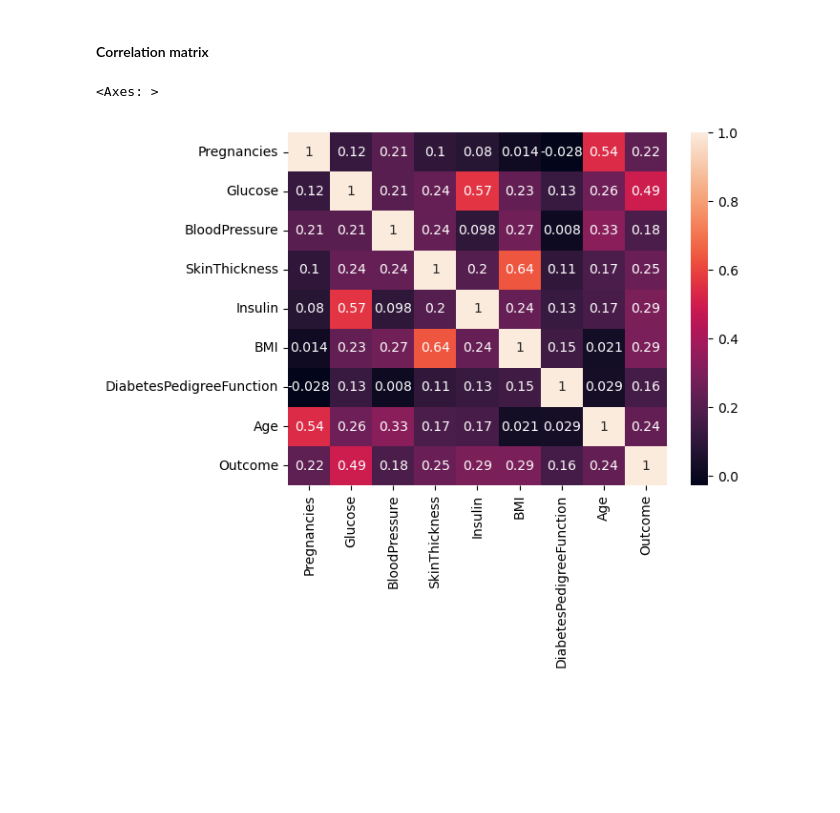
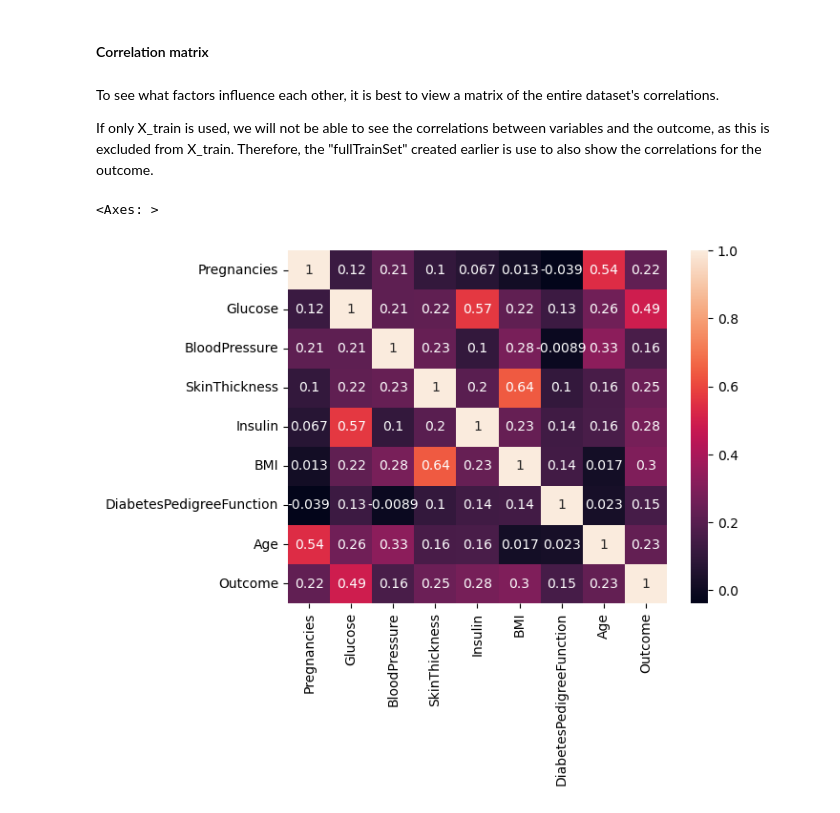
Before and after one commit to LewGoesB00M/CMP6202, a Jupyter notebook: Assignment/Code/CMP6202 Assignment 2.ipynb, the cells around one changed output. Saved outputs shown, nothing was run; the diff lists cells and outputs as text; code cells hidden in the pictures; blank space fills up the shorter version.

```diff
--- a/Assignment/Code/CMP6202 Assignment 2.ipynb
+++ b/Assignment/Code/CMP6202 Assignment 2.ipynb
@@ -198,0 +226,4 @@ for col in X_train:
+# %%
+# It's important to make a deep copy, so that none of the data is tampered with.
+fullTrainSet = X_train.copy(deep = True)
+fullTrainSet["Outcome"] = y_train.values
@@ -199,7 +257,11 @@ for col in X_train:
 # %% [markdown]
 #### Correlation matrix
+# %% [markdown]
+To see what factors influence each other, it is best to view a matrix of the entire dataset's correlations.
+
+If only X_train is used, we will not be able to see the correlations between variables and the outcome, as this is excluded from X_train. Therefore, the "fullTrainSet" created earlier is use to also show the correlations for the outcome.
 # %%
-sns.heatmap(df.corr(), annot = True)
+sns.heatmap(fullTrainSet.corr(), annot = True)
 # %% [output]
 <Axes: >
-[figure, old version]
+[figure, new version]
```
Also changed, not shown: parts of 17 cells of this notebook, 35 other files.
